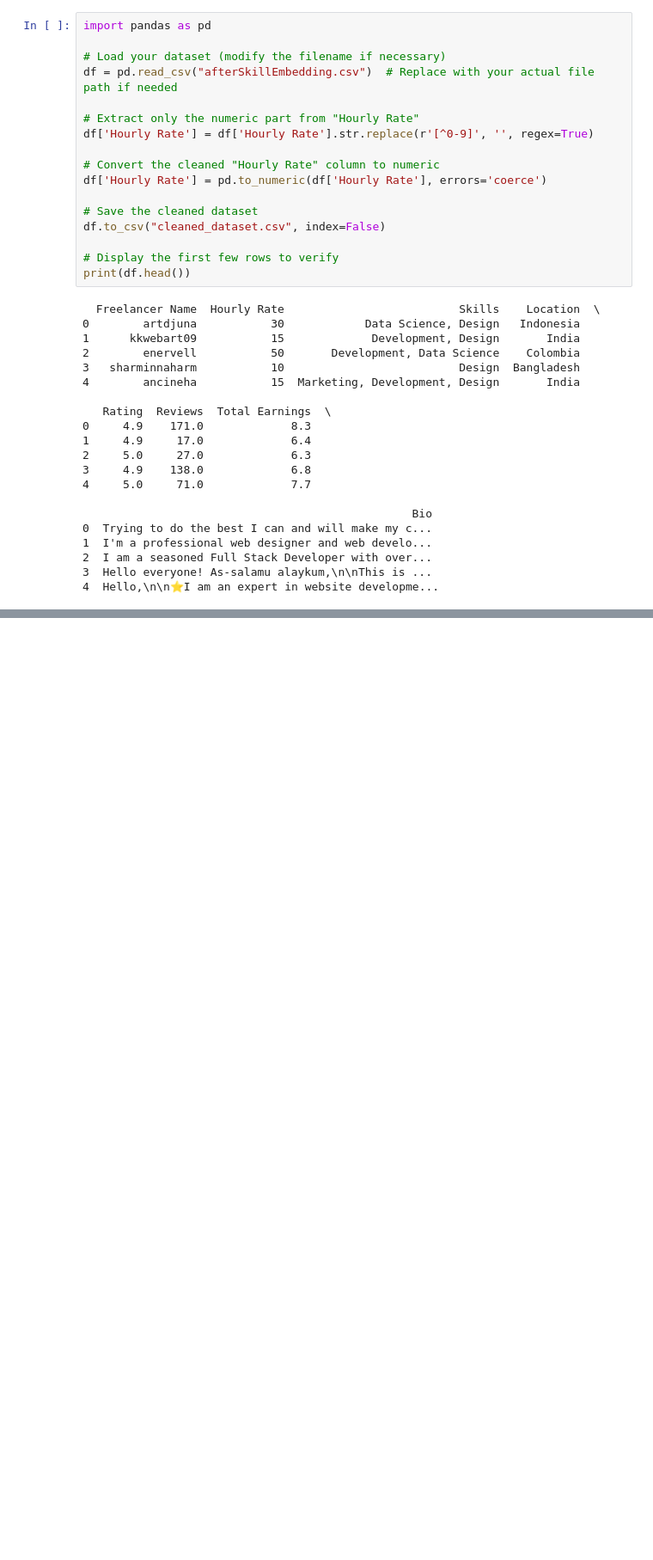
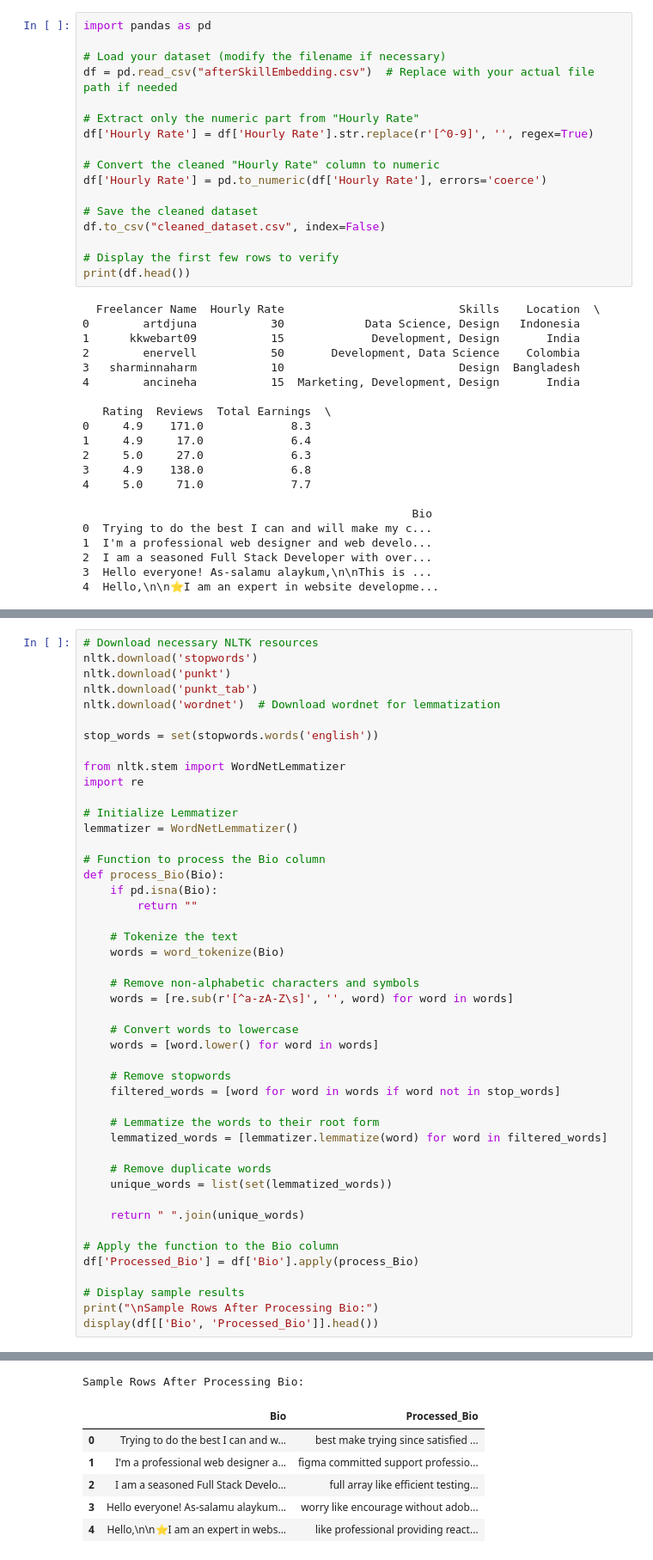
Before and after one commit to iRoseM/Freelancing-Trends--IT362, a Jupyter notebook: IT362_groub_6.ipynb, the cells around one changed output, grey strips where cells are left out. Shown at 86% size. Cells and saved outputs as stored; diff of their text form; blank space fills up the shorter version.

```diff
--- a/IT362_groub_6.ipynb
+++ b/IT362_groub_6.ipynb
@@ -491,0 +507,47 @@ print(df.head())
+# %%
+# Download necessary NLTK resources
+nltk.download('stopwords')
+nltk.download('punkt')
+nltk.download('punkt_tab')
+nltk.download('wordnet')  # Download wordnet for lemmatization
+
+stop_words = set(stopwords.words('english'))
+
+from nltk.stem import WordNetLemmatizer
+import re
+
+# Initialize Lemmatizer
+lemmatizer = WordNetLemmatizer()
+
+# Function to process the Bio column
+def process_Bio(Bio):
+    if pd.isna(Bio):
+        return ""
+
+    # Tokenize the text
+    words = word_tokenize(Bio)
+
+    # Remove non-alphabetic characters and symbols
+    words = [re.sub(r'[^a-zA-Z\s]', '', word) for word in words]
+
+    # Convert words to lowercase
+    words = [word.lower() for word in words]
+
+    # Remove stopwords
+    filtered_words = [word for word in words if word not in stop_words]
+
+    # Lemmatize the words to their root form
+    lemmatized_words = [lemmatizer.lemmatize(word) for word in filtered_words]
+
+    # Remove duplicate words
+    unique_words = list(set(lemmatized_words))
+
+    return " ".join(unique_words)
+
+# Apply the function to the Bio column
+df['Processed_Bio'] = df['Bio'].apply(process_Bio)
+
+# Display sample results
+print("\nSample Rows After Processing Bio:")
+display(df[['Bio', 'Processed_Bio']].head())
+# %% [output]
@@ -491,0 +562,7 @@ print(df.head())
+Sample Rows After Processing Bio:
+|  | Bio | Processed_Bio |
+| 0 | Trying to do the best I can and w... | best make trying since satisfied ... |
+| 1 | I'm a professional web designer a... | figma committed support professio... |
+| 2 | I am a seasoned Full Stack Develo... | full array like efficient testing... |
+| 3 | Hello everyone! As-salamu alaykum... | worry like encourage without adob... |
+| 4 | Hello,\n\n⭐I am an expert in webs... | like professional providing react... |
```
Also changed, not shown: parts of 3 cells of this notebook.
